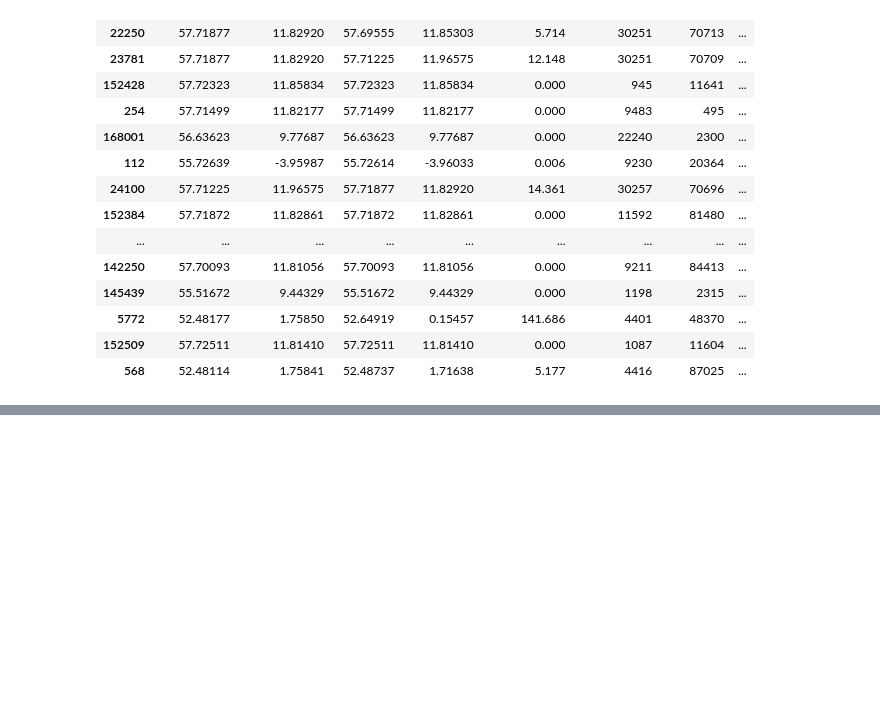
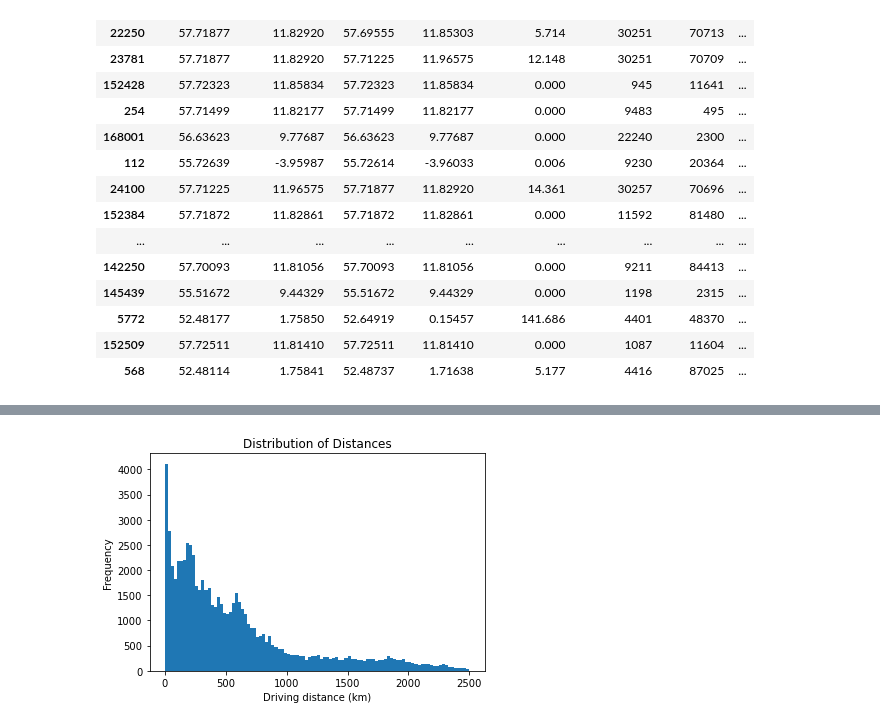
Before and after one commit to em1899/master-thesis-project, a Jupyter notebook: EDA/EDA_v5.ipynb, the cells around one changed output, grey strips where cells are left out. Saved outputs shown, nothing was run; the diff lists cells and outputs as text; code cells hidden in the pictures; blank space fills up the shorter version.

```diff
--- a/EDA/EDA_v5.ipynb
+++ b/EDA/EDA_v5.ipynb
@@ -1258,9 +1260,8 @@ df_final.head()
 # %%
-# Check missing values again to see if everything has been taken care of
-columns_to_drop = ["StartLegLocationId", "EndLegLocationId", "TransportId", "LoadMetres", "CubicMetres", "Length", "Width", "Height", "GrossWeight", "FullLoadIndicator", "EmptyBookingIndicator"]
+#columns_to_drop = ["StartLegLocationId", "EndLegLocationId", "TransportId", "LoadMetres", "CubicMetres", "Length", "Width", "Height", "GrossWeight", "FullLoadIndicator", "EmptyBookingIndicator"]
 
 # Dropping columns
-df_final = df_final.drop(columns_to_drop, axis = 1)
+#df_final = df_final.drop(columns_to_drop, axis = 1)
 
 # Check dataset
 df_final.head()
@@ -1429,0 +1436,10 @@ Creating the df_spike graph
+# %%
+# United Kindom distance distribution
+subset_uk = subset[subset['ToCountry'] =='United Kingdom']
+plt.hist(subset_uk['RouteDistance'], bins = 100)
+plt.xlabel("Driving distance (km)")
+plt.ylabel("Frequency")
+plt.title("Distribution of Distances")
+plt.show()
+# %% [output]
+[figure, added]
```
Also changed, not shown: parts of 48 cells of this notebook.
